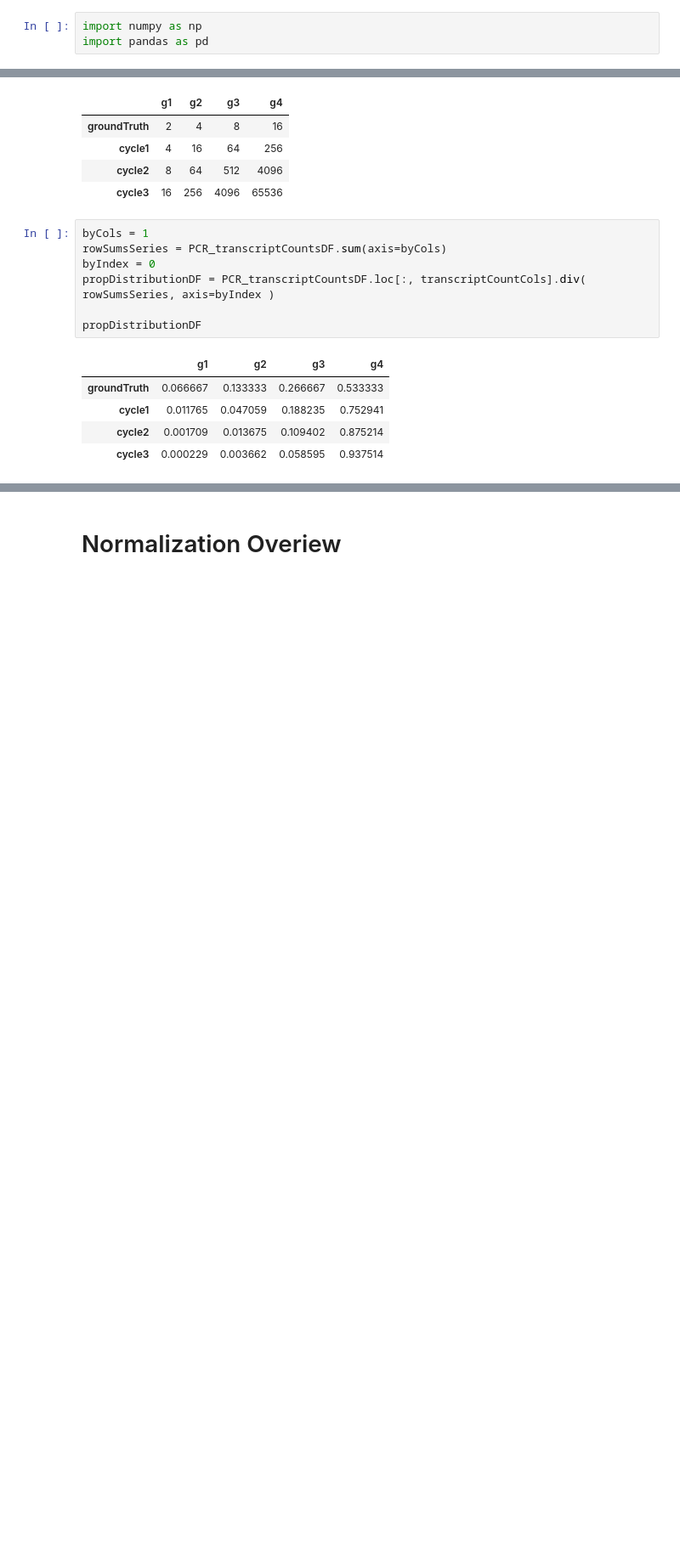
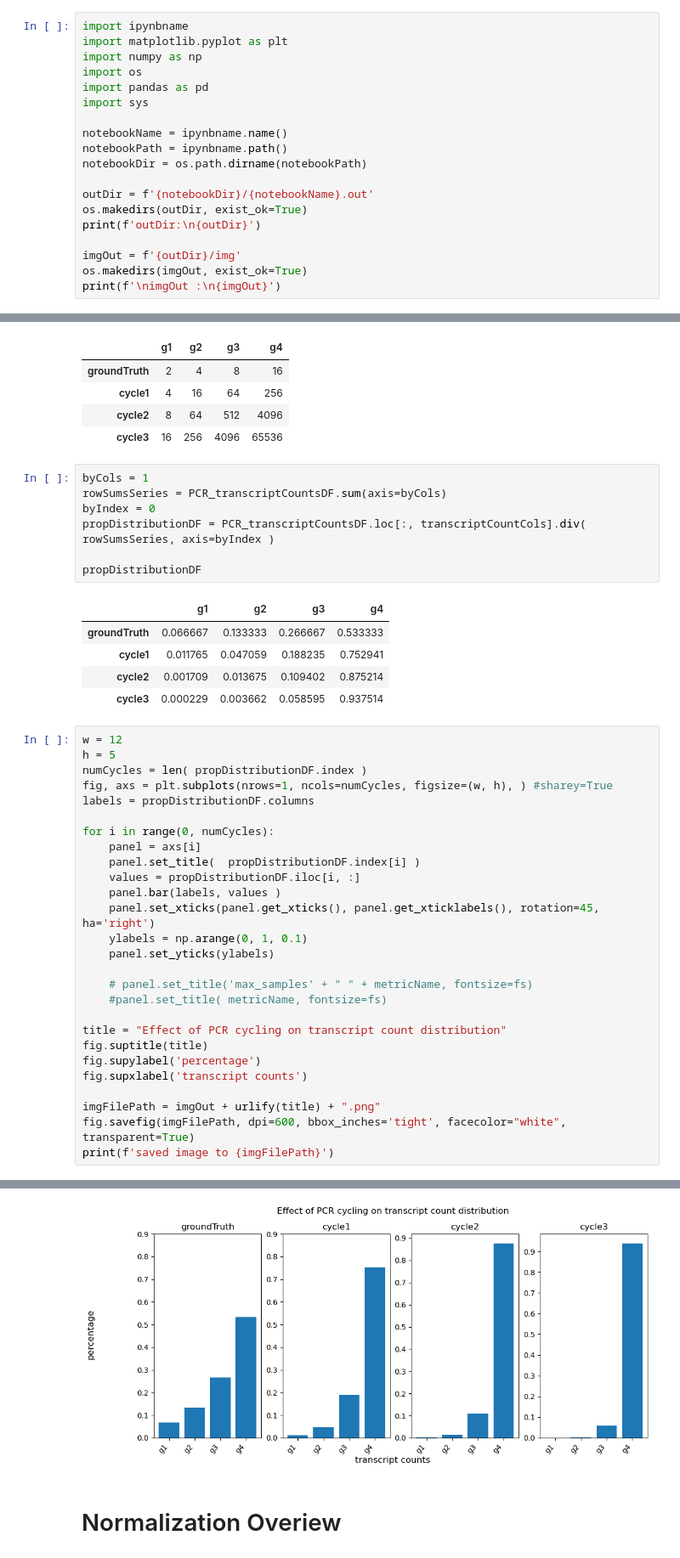
Before and after one commit to aedavids/extraCellularRNA, a Jupyter notebook: juypterNotebooks/correctPCRBiasInRNAExperiments.ipynb, the cells around one changed output, grey strips where cells are left out. Shown at 85% size. Saved outputs shown, nothing was run; the diff lists cells and outputs as text; blank space fills up the shorter version.

```diff
--- a/juypterNotebooks/correctPCRBiasInRNAExperiments.ipynb
+++ b/juypterNotebooks/correctPCRBiasInRNAExperiments.ipynb
@@ -3,4 +30,20 @@
 # %%
+import ipynbname
+import matplotlib.pyplot as plt
 import numpy as np
+import os
 import pandas as pd
+import sys
+
+notebookName = ipynbname.name()
+notebookPath = ipynbname.path()
+notebookDir = os.path.dirname(notebookPath)
+
+outDir = f'{notebookDir}/{notebookName}.out'
+os.makedirs(outDir, exist_ok=True)
+print(f'outDir:\n{outDir}')
+
+imgOut = f'{outDir}/img'
+os.makedirs(imgOut, exist_ok=True)
+print(f'\nimgOut :\n{imgOut}')
 # %% [output]
@@ -47,3 +123,31 @@ propDistributionDF
 | cycle1 | 0.011765 | 0.047059 | 0.188235 | 0.752941 |
 | cycle2 | 0.001709 | 0.013675 | 0.109402 | 0.875214 |
 | cycle3 | 0.000229 | 0.003662 | 0.058595 | 0.937514 |
+# %%
+w = 12
+h = 5
+numCycles = len( propDistributionDF.index )
+fig, axs = plt.subplots(nrows=1, ncols=numCycles, figsize=(w, h), ) #sharey=True
+labels = propDistributionDF.columns
+
+for i in range(0, numCycles):
+    panel = axs[i]
+    panel.set_title(  propDistributionDF.index[i] )
+    values = propDistributionDF.iloc[i, :]
+    panel.bar(labels, values )
+    panel.set_xticks(panel.get_xticks(), panel.get_xticklabels(), rotation=45, ha='right')
+    ylabels = np.arange(0, 1, 0.1)
+    panel.set_yticks(ylabels)
+
+    # panel.set_title('max_samples' + " " + metricName, fontsize=fs)
+    #panel.set_title( metricName, fontsize=fs)
+
+title = "Effect of PCR cycling on transcript count distribution"
+fig.suptitle(title)
+fig.supylabel('percentage')
+fig.supxlabel('transcript counts')
+
+imgFilePath = imgOut + urlify(title) + ".png"
+fig.savefig(imgFilePath, dpi=600, bbox_inches='tight', facecolor="white", transparent=True)
+print(f'saved image to {imgFilePath}')
+# %% [output]
@@ -50,3 +155,4 @@ propDistributionDF
+[figure, added]
 # %% [markdown]
 # Normalization Overiew
 # %%
```
Also changed, not shown: parts of 17 cells of this notebook.
